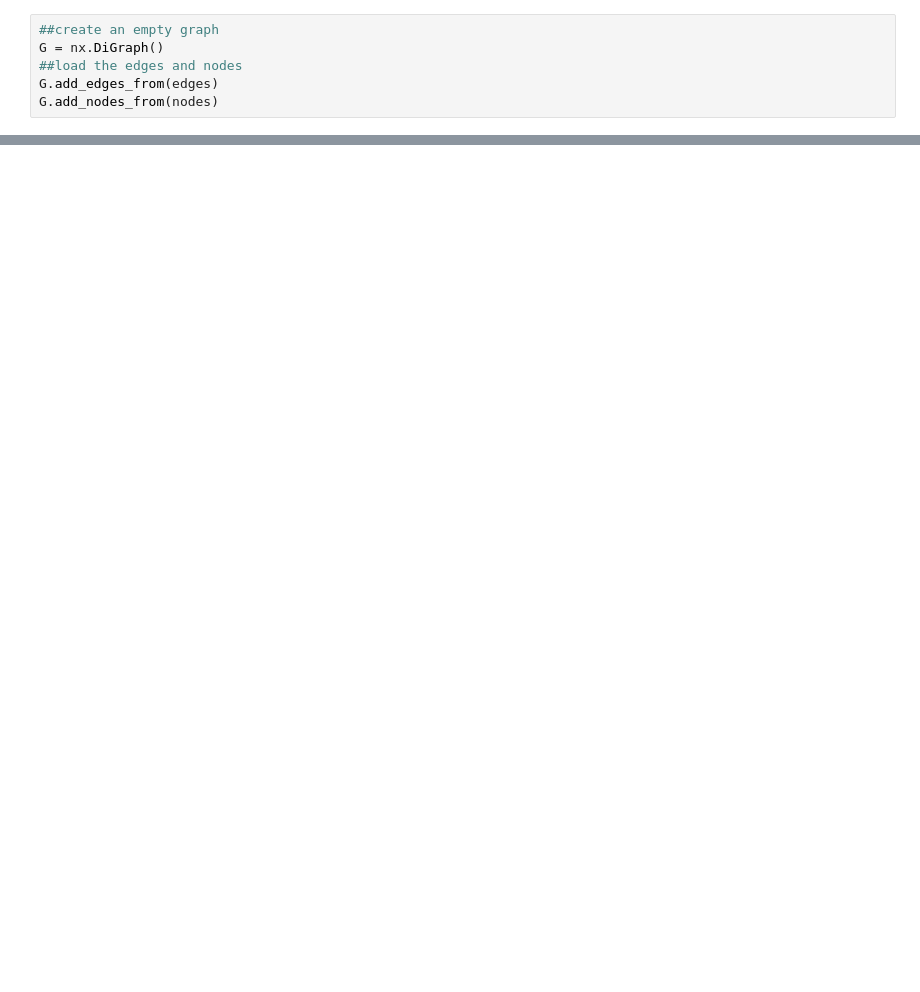
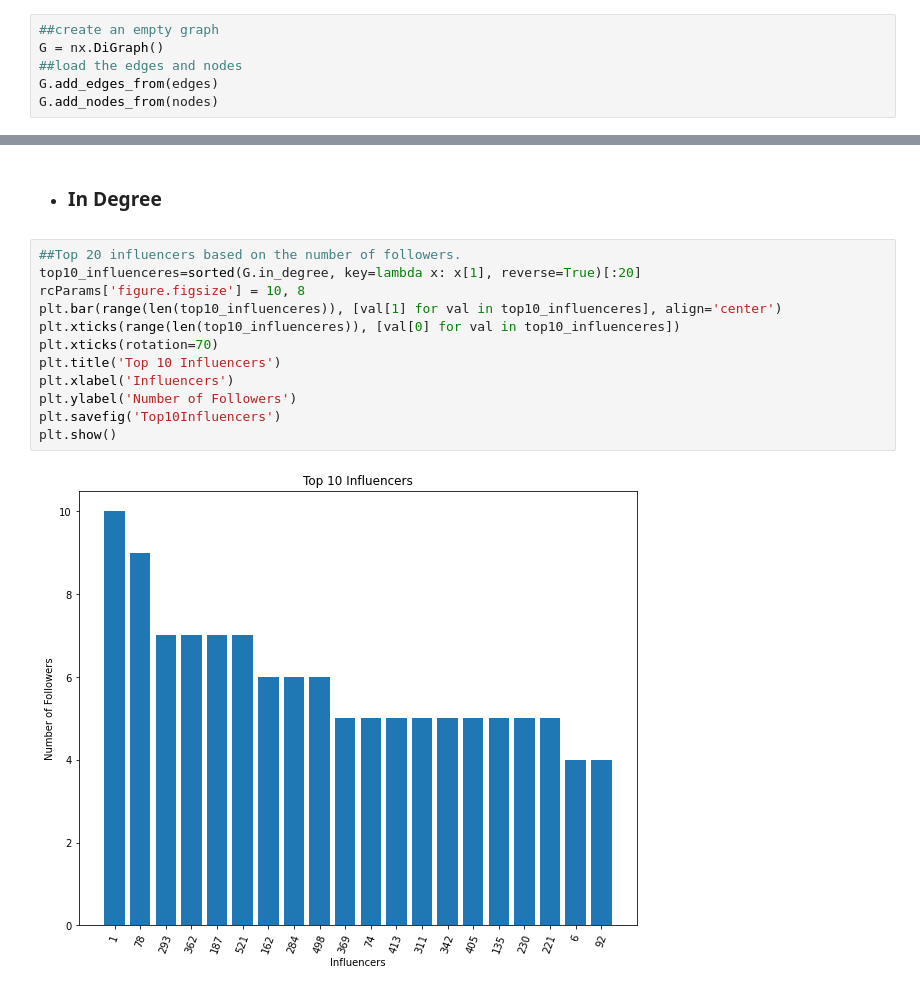
Before and after one commit to faz320/mkt_alibaba, a Jupyter notebook: Project1.ipynb, the cells around one changed output, grey strips where cells are left out. Cells and saved outputs as stored; diff of their text form; blank space fills up the shorter version.

```diff
--- a/Project1.ipynb
+++ b/Project1.ipynb
@@ -162 +146,17 @@ nx.draw(G, pos, node_color=node_color,
+# %% [markdown]
+- ### In Degree
+# %%
+##Top 20 influencers based on the number of followers.
+top10_influenceres=sorted(G.in_degree, key=lambda x: x[1], reverse=True)[:20]
+rcParams['figure.figsize'] = 10, 8
+plt.bar(range(len(top10_influenceres)), [val[1] for val in top10_influenceres], align='center')
+plt.xticks(range(len(top10_influenceres)), [val[0] for val in top10_influenceres])
+plt.xticks(rotation=70)
+plt.title('Top 10 Influencers')
+plt.xlabel('Influencers')
+plt.ylabel('Number of Followers')
+plt.savefig('Top10Influencers')
+plt.show()
+# %% [output]
+[figure, new version]
 # %%
```
Also changed, not shown: parts of 36 cells of this notebook, 4 other files.
